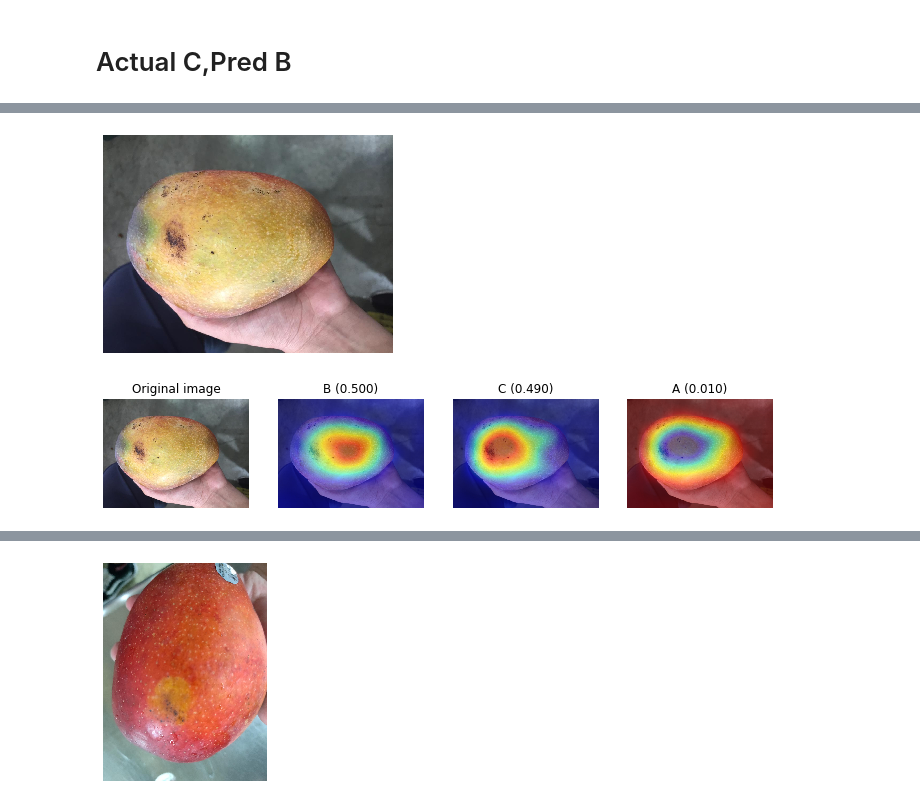
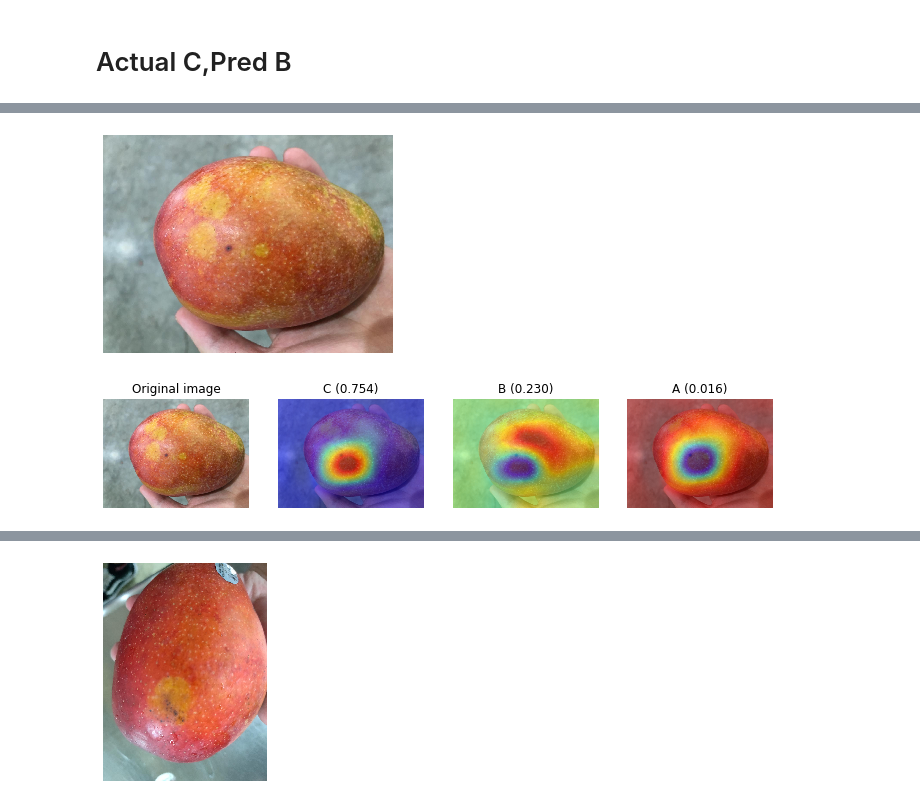
Before and after one commit to areomoon/Mongochu, a Jupyter notebook: areomoon/CAM-PyTorch.ipynb, the cells around one changed output, grey strips where cells are left out. Drawn from its saved outputs; the diff is of its cells as text; code cells hidden in the pictures.

```diff
--- a/areomoon/CAM-PyTorch.ipynb
+++ b/areomoon/CAM-PyTorch.ipynb
@@ -29,8 +29,8 @@ cam.plot_image_heatmap('../C1-P1_Train_Dev_fixed/C1-P1_Dev/00082.jpg', top=3)
 # %%
-cam.plot_image_heatmap('../C1-P1_Train_Dev_fixed/C1-P1_Dev/00189.jpg', top=3)
+cam.plot_image_heatmap('../C1-P1_Train_Dev_fixed/C1-P1_Dev/00119.jpg', top=3)
 # %% [output]
-[figure, old version]
+[figure, new version]
-[figure, old version]
+[figure, new version]
 # %%
 cam.plot_image_heatmap('../C1-P1_Train_Dev_fixed/C1-P1_Dev/00427.jpg', top=3)
 # %% [output]
```
Also changed, not shown: parts of 4 cells of this notebook, 2 other files.
